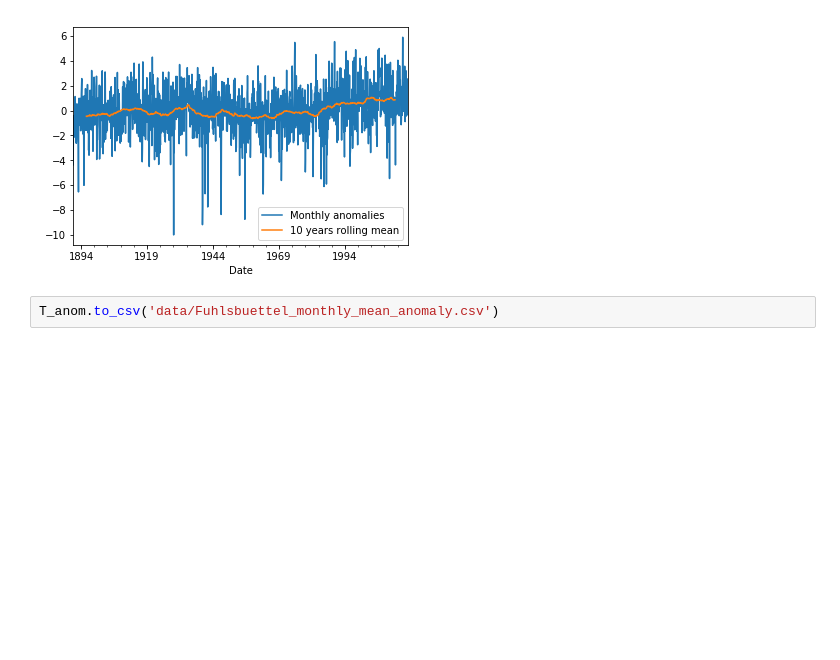
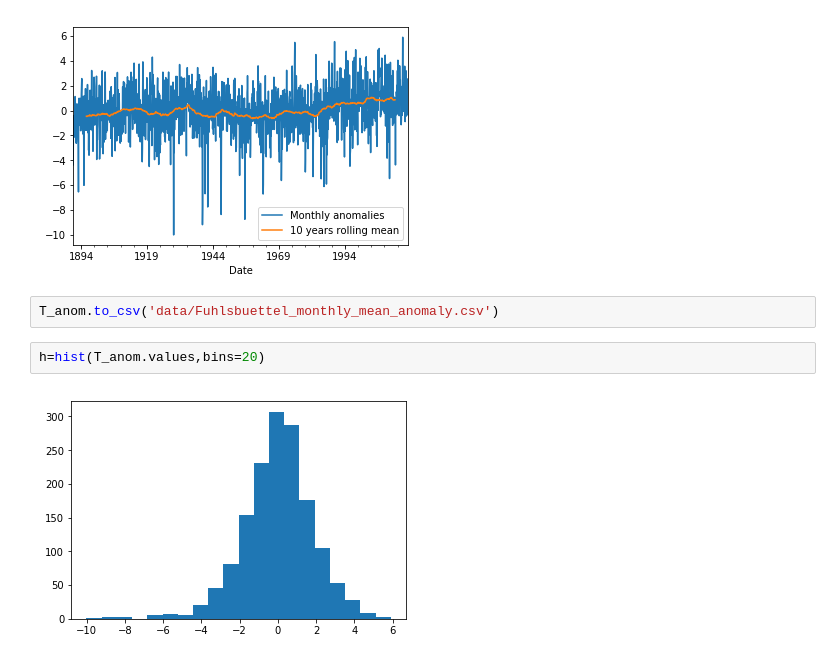
Before and after one commit to LarsKaleschke/Python-Course, a Jupyter notebook: Pandas Time Series.ipynb, the cells around one changed output. Cells and saved outputs as stored; diff of their text form; blank space fills up the shorter version.

```diff
--- a/Pandas Time Series.ipynb
+++ b/Pandas Time Series.ipynb
@@ -210,3 +210,7 @@ Populating the interactive namespace from numpy and matplotlib
 [figure]
 # %%
 T_anom.to_csv('data/Fuhlsbuettel_monthly_mean_anomaly.csv')
+# %%
+h=hist(T_anom.values,bins=20)
+# %% [output]
+[figure, added]
```
Also changed, not shown: parts of 1 cell of this notebook, 1 other file.
